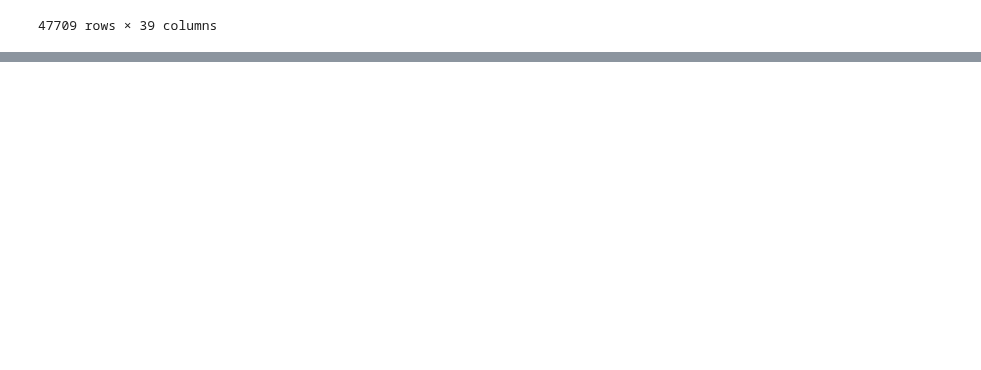
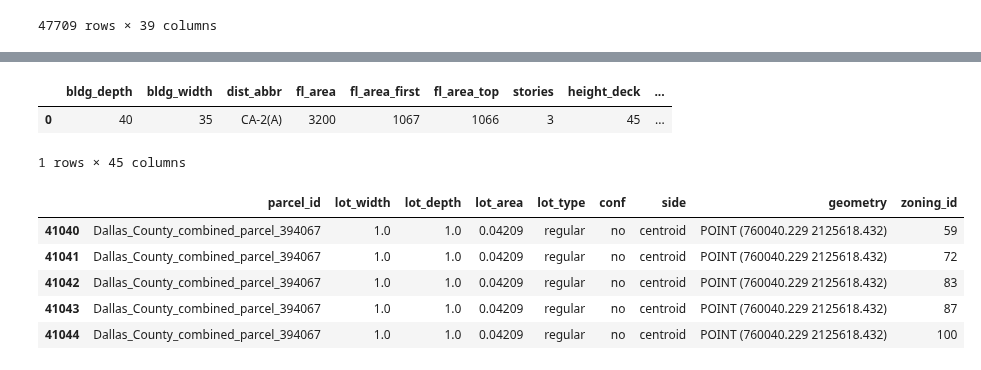
Before and after one commit to vibe-lab-gsd/zonepy, a Jupyter notebook: examples.ipynb, the cells around one changed output, grey strips where cells are left out. Drawn from its saved outputs; the diff is of its cells as text; code cells hidden in the pictures; blank space fills up the shorter version.

```diff
--- a/examples.ipynb
+++ b/examples.ipynb
@@ -1331,0 +1526,23 @@ out
+# %%
+bldg_data = zp_read_bldg(r"/Users/houpuli/Redlining Lab Dropbox/HOUPU LI/ceshi/tidybuilding/2_fam.bldg")
+district = zp_read_dist(r'/Users/houpuli/Redlining Lab Dropbox/HOUPU LI/ceshi/test/Dallas.zoning')
+district_data = district[district['dist_abbr']=='CA-2(A)']
+parcel= zp_read_pcl(r'/Users/houpuli/Redlining Lab Dropbox/HOUPU LI/ceshi/test/Dallas_vacant.parcel',district)
+parcel_dim = zp_get_parcel_dim(parcel)
+parcel_data = parcel_dim[parcel_dim['parcel_id']=='Dallas_County_combined_parcel_394067']
+dist_def = zp_get_dist_def(r"/Users/houpuli/Redlining Lab Dropbox/HOUPU LI/ceshi/test/Dallas.zoning")
+vars = zp_get_variables(bldg_data, parcel_data, district_data, dist_def)
+vars
+# %% [output]
+|  | bldg_depth | bldg_width | dist_abbr | fl_area | fl_area_first | fl_area_top | stories | height_deck | ... |
+| 0 | 40 | 35 | CA-2(A) | 3200 | 1067 | 1066 | 3 | 45 | ... |
+1 rows × 45 columns
+# %%
+parcel_data
+# %% [output]
+|  | parcel_id | lot_width | lot_depth | lot_area | lot_type | conf | side | geometry | zoning_id |
+| 41040 | Dallas_County_combined_parcel_394067 | 1.0 | 1.0 | 0.04209 | regular | no | centroid | POINT (760040.229 2125618.432) | 59 |
+| 41041 | Dallas_County_combined_parcel_394067 | 1.0 | 1.0 | 0.04209 | regular | no | centroid | POINT (760040.229 2125618.432) | 72 |
+| 41042 | Dallas_County_combined_parcel_394067 | 1.0 | 1.0 | 0.04209 | regular | no | centroid | POINT (760040.229 2125618.432) | 83 |
+| 41043 | Dallas_County_combined_parcel_394067 | 1.0 | 1.0 | 0.04209 | regular | no | centroid | POINT (760040.229 2125618.432) | 87 |
+| 41044 | Dallas_County_combined_parcel_394067 | 1.0 | 1.0 | 0.04209 | regular | no | centroid | POINT (760040.229 2125618.432) | 100 |
```
Also changed, not shown: parts of 20 cells of this notebook, 5 other files.
